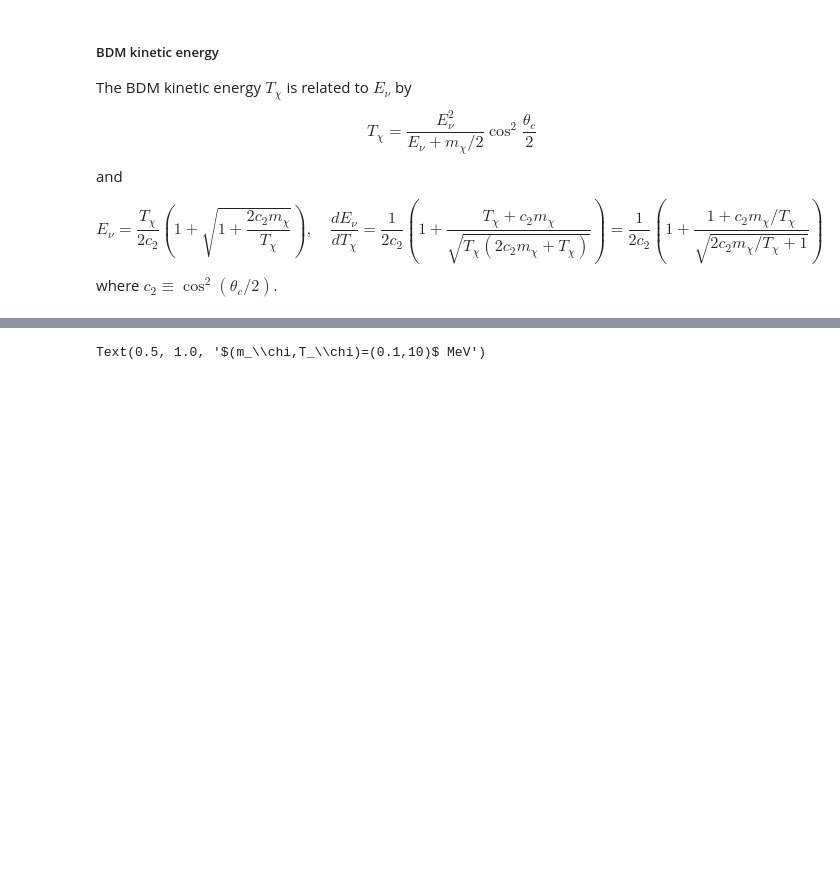
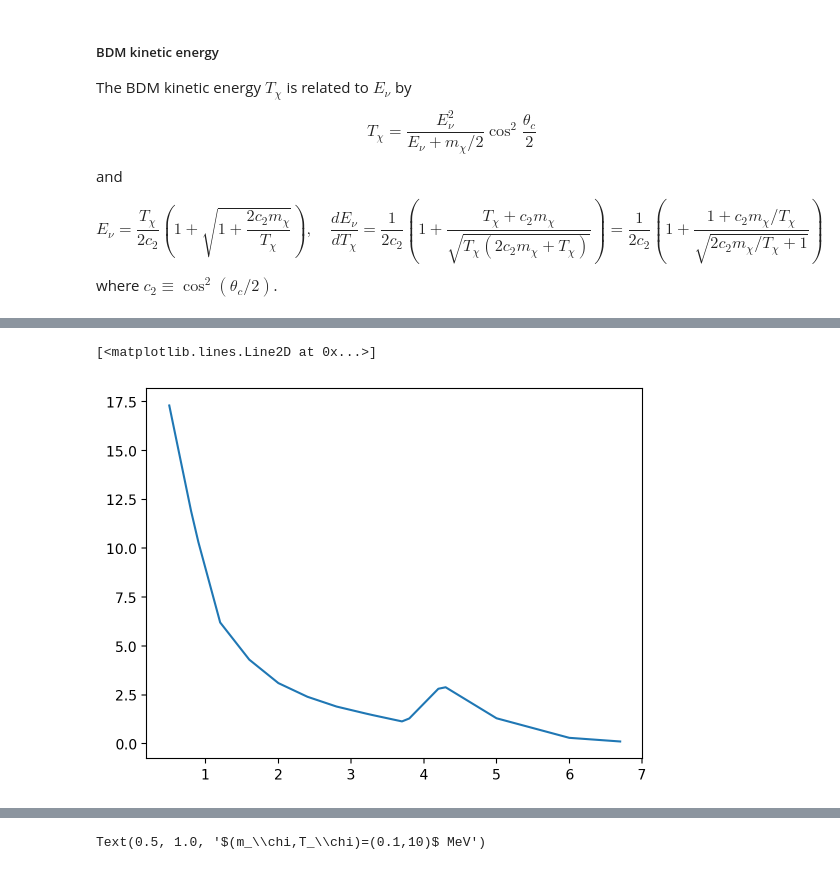
Before and after one commit to yenhsunlin/dsnbBDM, a Jupyter notebook: dsnbBDM.ipynb, the cells around one changed output, grey strips where cells are left out. Drawn from its saved outputs; the diff is of its cells as text; code cells hidden in the pictures; blank space fills up the shorter version.

```diff
--- a/dsnbBDM.ipynb
+++ b/dsnbBDM.ipynb
@@ -476,0 +797,7 @@ def testipp(r,m):
+# %%
+phis = interp1d([0.45,0.85,1.2,1.6,2,2.4,2.8,3.25,3.75,4.25,5,6,6.75],[18.2,11,6.2,4.3,3.1,2.4,1.9,1.5,1.1,3,1.3,0.3,0.1],bounds_error=False)
+# %%
+plt.plot(zlist,phis(zlist))
+# %% [output]
+[<matplotlib.lines.Line2D at 0x...>]
+[figure, added]
```
Also changed, not shown: parts of 41 cells of this notebook.
